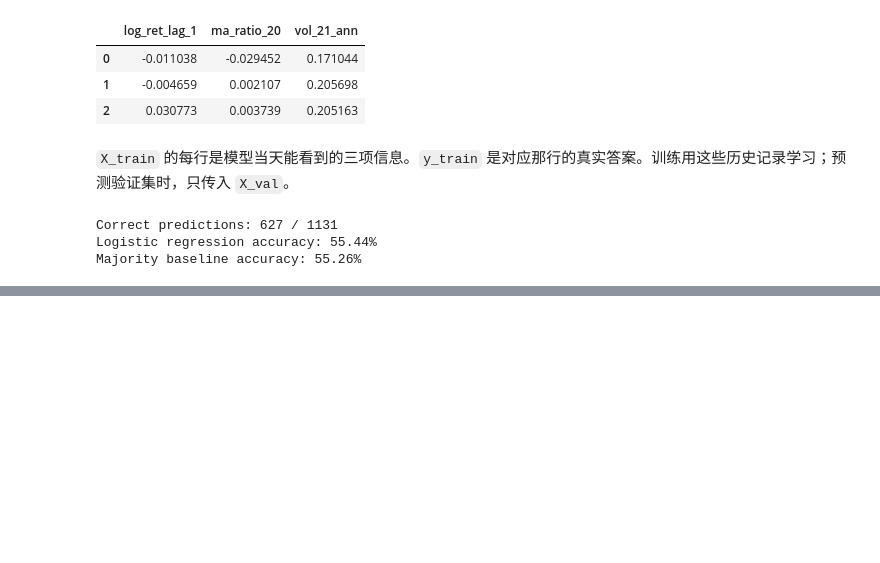
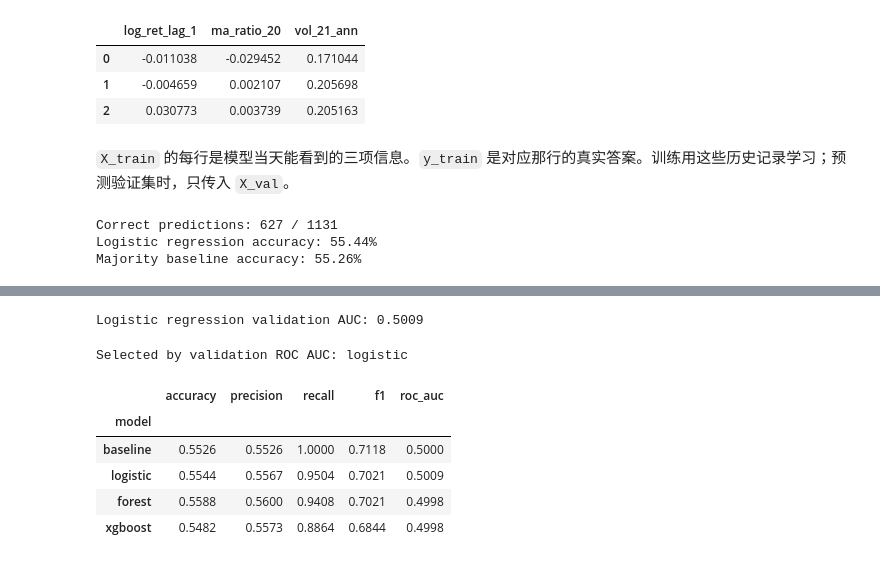
Before and after one commit to Franking502/sp500-multitask, a Jupyter notebook: src/2_RiseFallForecast/rise_fall_forecast.ipynb, the cells around one changed output, grey strips where cells are left out. Saved outputs shown, nothing was run; the diff lists cells and outputs as text; code cells hidden in the pictures; blank space fills up the shorter version.

```diff
--- a/src/2_RiseFallForecast/rise_fall_forecast.ipynb
+++ b/src/2_RiseFallForecast/rise_fall_forecast.ipynb
@@ -124,0 +157,6 @@ Majority baseline accuracy: 55.26%
+# %%
+from xgboost import XGBClassifier
+
+boost_model = XGBClassifier(n_estimators=50, max_depth=2, learning_rate=0.1, random_state=42)
+boost_model.fit(X_train, y_train)
+boost_prediction = boost_model.predict(X_val)
@@ -124,0 +183,46 @@ Majority baseline accuracy: 55.26%
+# %%
+from sklearn.metrics import roc_auc_score
+
+y_val = val['up']
+logistic_p_up = logistic_model.predict_proba(X_val)[:, 1]
+print(f'Logistic regression validation AUC: {roc_auc_score(y_val, logistic_p_up):.4f}')
+# %% [output]
+Logistic regression validation AUC: 0.5009
+# %%
+from sklearn.metrics import accuracy_score, precision_score, recall_score, f1_score
+
+models = {'logistic': logistic_model, 'forest': forest_model, 'xgboost': boost_model}
+validation_predictions = pd.DataFrame(index=val.index)
+validation_probabilities = pd.DataFrame(index=val.index)
+validation_predictions['baseline'] = baseline_guess
+validation_probabilities['baseline'] = y_train.mean()
+
+for name, model in models.items():
+    validation_predictions[name] = model.predict(X_val)
+    validation_probabilities[name] = model.predict_proba(X_val)[:, 1]
+# %%
+metric_rows = []
+for name in validation_predictions:
+    predicted = validation_predictions[name]
+    p_up = validation_probabilities[name]
+    metric_rows.append({
+        'model': name,
+        'accuracy': accuracy_score(y_val, predicted),
+        'precision': precision_score(y_val, predicted, zero_division=0),
+        'recall': recall_score(y_val, predicted, zero_division=0),
+        'f1': f1_score(y_val, predicted, zero_division=0),
+        'roc_auc': roc_auc_score(y_val, p_up),
+    })
+
+validation_metrics = pd.DataFrame(metric_rows).set_index('model')
+best_name = validation_metrics.loc[list(models), 'roc_auc'].idxmax()
+print('Selected by validation ROC AUC:', best_name)
+validation_metrics.round(4)
+# %% [output]
+Selected by validation ROC AUC: logistic
+|  | accuracy | precision | recall | f1 | roc_auc |
+| model |  |  |  |  |  |
+| baseline | 0.5526 | 0.5526 | 1.0000 | 0.7118 | 0.5000 |
+| logistic | 0.5544 | 0.5567 | 0.9504 | 0.7021 | 0.5009 |
+| forest | 0.5588 | 0.5600 | 0.9408 | 0.7021 | 0.4998 |
+| xgboost | 0.5482 | 0.5573 | 0.8864 | 0.6844 | 0.4998 |
```
Also changed, not shown: parts of 16 cells of this notebook, 16 other files.
